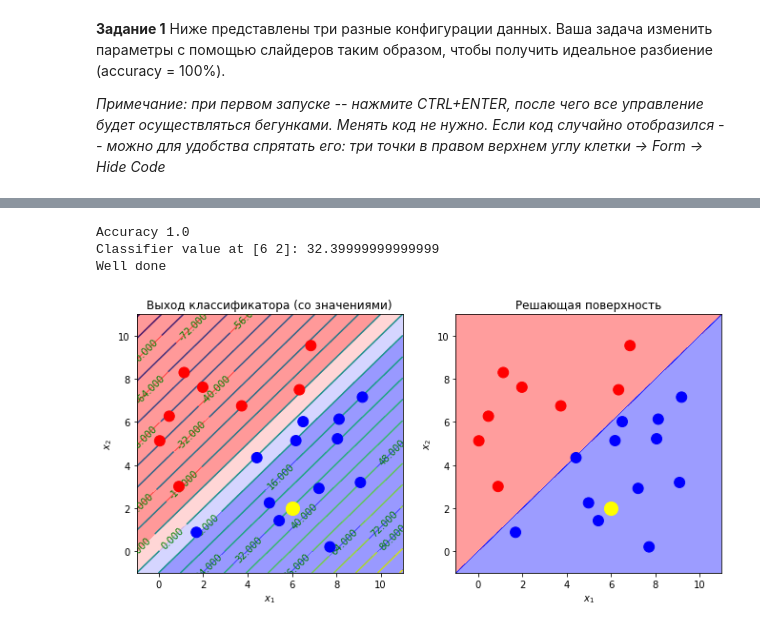
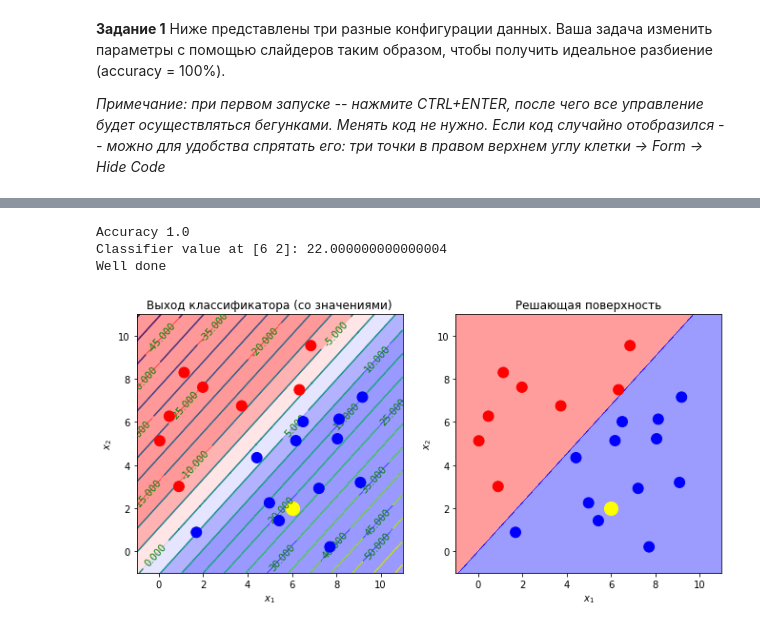
Before and after one commit to vsolodkyi/NeuralNetworks_SkillBox, a Jupyter notebook: module/practice_1_linear.ipynb, the cells around one changed output, grey strips where cells are left out. Saved outputs shown, nothing was run; the diff lists cells and outputs as text; code cells hidden in the pictures.

```diff
--- a/module/practice_1_linear.ipynb
+++ b/module/practice_1_linear.ipynb
@@ -276,9 +276,9 @@ Well done!
 # %%
 #@title 2 Подберите коэффициенты таким образом, чтобы значение в желтой точке (6, 2) было больше 20 при 100% точности{ run: "auto" }
 
-a = -10 #@param {type:"slider", min:-10, max:10, step:0.1}
-b = -10 #@param {type:"slider", min:-10, max:10, step:0.1}
-c = -10 #@param {type:"slider", min:-10, max:10, step:0.1}
+a = 5.2 #@param {type:"slider", min:-10, max:10, step:0.1}
+b = -4.6 #@param {type:"slider", min:-10, max:10, step:0.1}
+c = 0 #@param {type:"slider", min:-10, max:10, step:0.1}
 
 n_lines = 27
 clf = Neuron(a, b, c, False)
@@ -290,35 +290,35 @@ values, binary = create_two_axes()
 show_descision_boundary(limits=limits, clf=clf,
                             X=X,
                             y=y,
                             n_lines=n_lines,
                             show_lines=True, ax=values)
 show_descision_boundary(limits=limits, clf=clf, binary=True,
                             X=X,
                             y=y,
                             n_lines=n_lines,
                             show_lines=False, ax=binary)
 
 values.scatter([6], [2], s=200, c="yellow", zorder=3)
 binary.scatter([6], [2], s=200, c="yellow", zorder=3)
 yellow_point = np.array([[6, 2]])
 acc = eval_clf(clf, X, y)
 value = clf(yellow_point)[0]
 print(f"Classifier value at {yellow_point[0]}: {value}")
 
 if acc != 1:
     print("Accuracy is too low (")
 else:
     if value > 20:
         print("Well done")
     elif value > 10:
         print("Closer")
     elif value > 0:
         print("Try harder")
 # %% [output]
 Accuracy 1.0
-Classifier value at [6 2]: 32.39999999999999
+Classifier value at [6 2]: 22.000000000000004
 Well done
-[figure, old version]
+[figure, new version]
 # %%
 #@title Подсказка (нажать два раза)
 # в этом задании менять направление не нужно -- точность уже максимальна.
```
Also changed, not shown: parts of 3 cells of this notebook.
